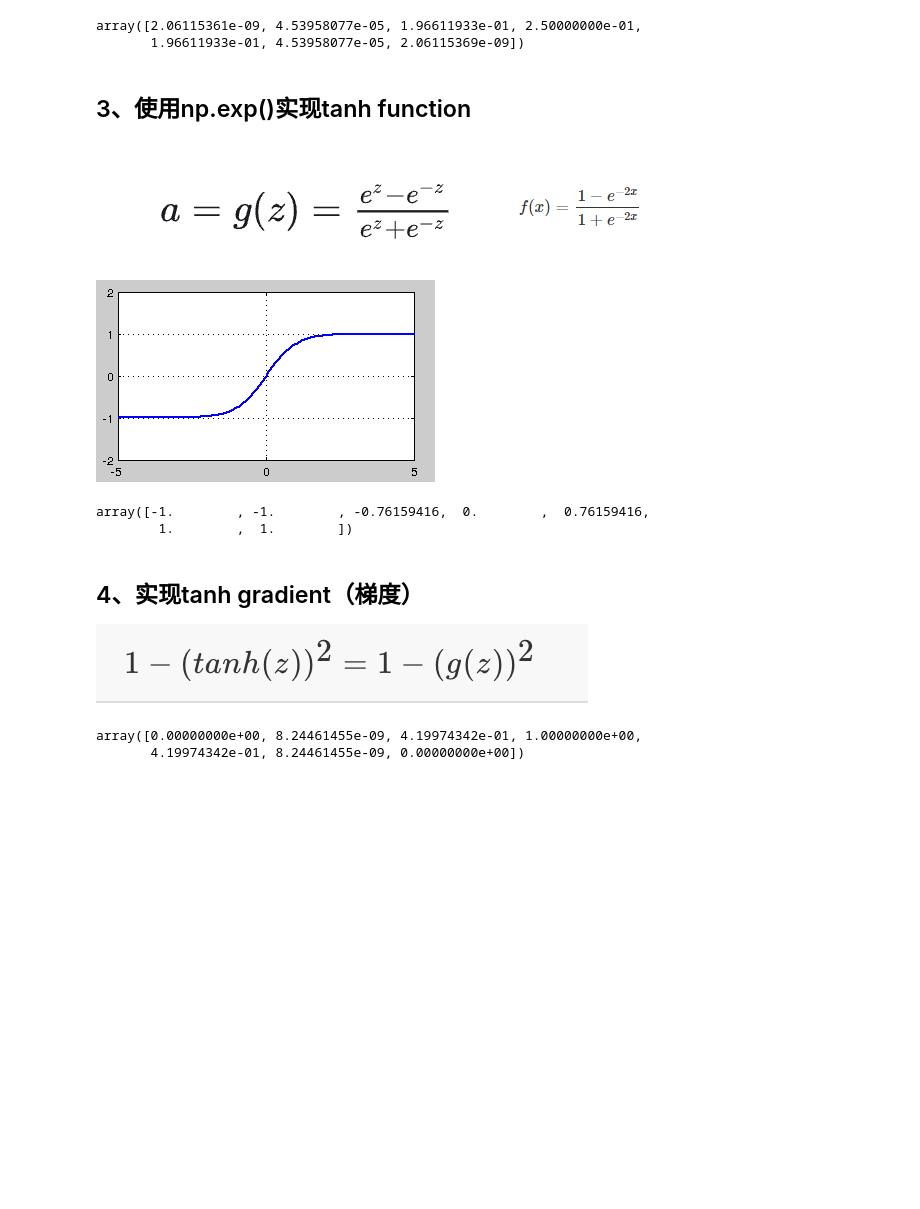
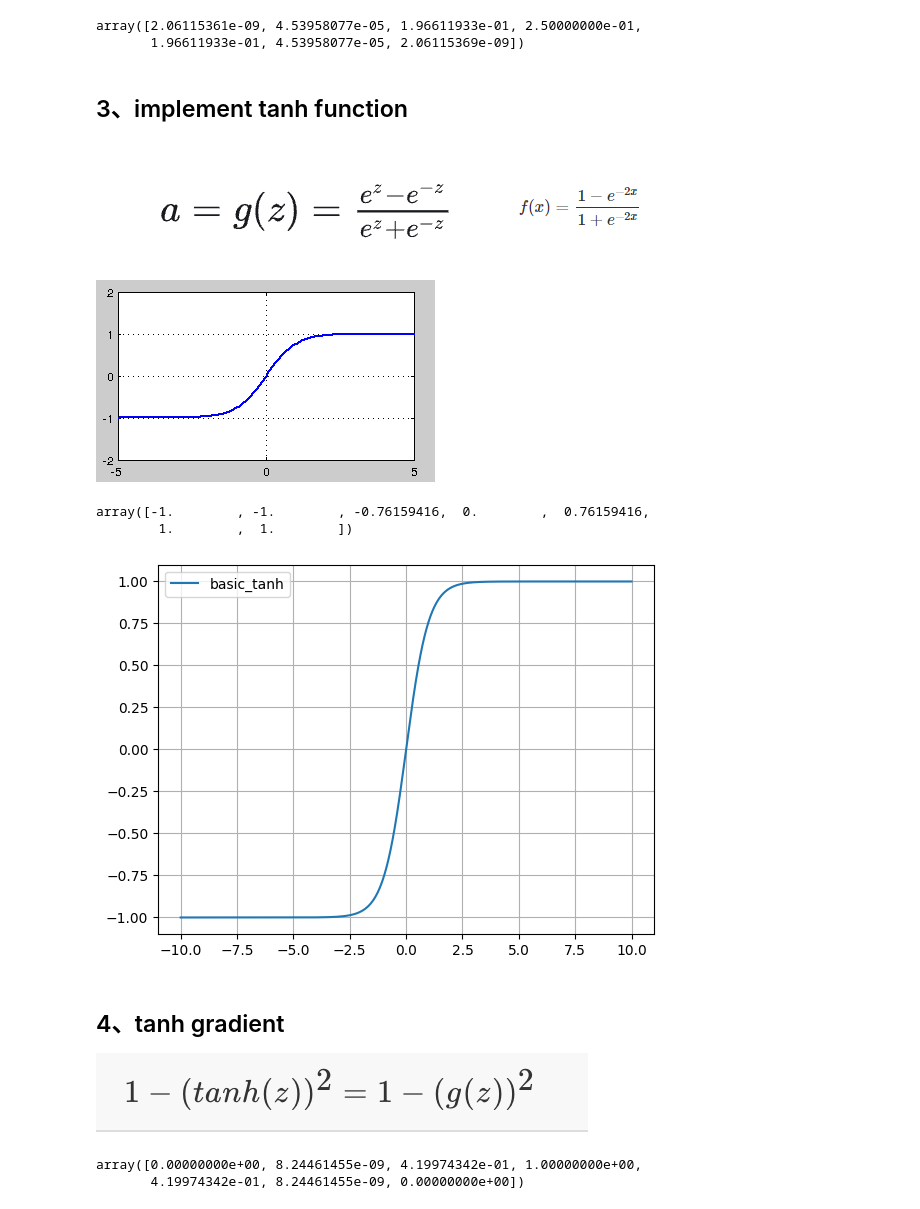
Before and after one commit to chenmo230/deep_learning_in_python, a Jupyter notebook: src/basic_function/basic_activation_function.ipynb, the cells around one changed output. Saved outputs shown, nothing was run; the diff lists cells and outputs as text; code cells hidden in the pictures; blank space fills up the shorter version.

```diff
--- a/src/basic_function/basic_activation_function.ipynb
+++ b/src/basic_function/basic_activation_function.ipynb
@@ -35,23 +49,36 @@ sigmoid_derivative(tensor_1)
 array([2.06115361e-09, 4.53958077e-05, 1.96611933e-01, 2.50000000e-01,
        1.96611933e-01, 4.53958077e-05, 2.06115369e-09])
 # %% [markdown]
-## 3、使用np.exp()实现tanh function
+## 3、implement tanh function
 ![image.png](attachment:23de0c7d-2252-4920-9dd6-bd773602a39e.png)
 ![image.png](attachment:a0ce6b49-6dcb-483e-acae-26bc899e0ea0.png)
 ![image.png](attachment:a6736f18-fe2b-466d-9bb9-50ac55cbe085.png)
 # %%
 def basic_tanh(x):
-    """
-    计算tanh函数
-    """
     return (1 - np.exp(-2*x)) / (1 + np.exp(-2*x))
 # %%
 basic_tanh(tensor_1)
 # %% [output]
 array([-1.        , -1.        , -0.76159416,  0.        ,  0.76159416,
         1.        ,  1.        ])
+# %%
+# draw basic_tanh gragh
+
+start = -10
+stop = 10
+step = 0.01
+num = (stop - start) / step
+x = np.linspace(start, stop, int(num))
+y = basic_tanh(x)
+
+plt.plot(x, y, label='basic_tanh')
+plt.grid(True)
+plt.legend()
+plt.show()
+# %% [output]
+[figure, added]
 # %% [markdown]
-## 4、实现tanh gradient（梯度）
+## 4、tanh gradient
 ![image.png](attachment:971df1d5-ef92-4760-8da4-86857ab33448.png)
 # %%
 def tanh_derivative(x):
```
Also changed, not shown: parts of 15 cells of this notebook, 1 other file.
